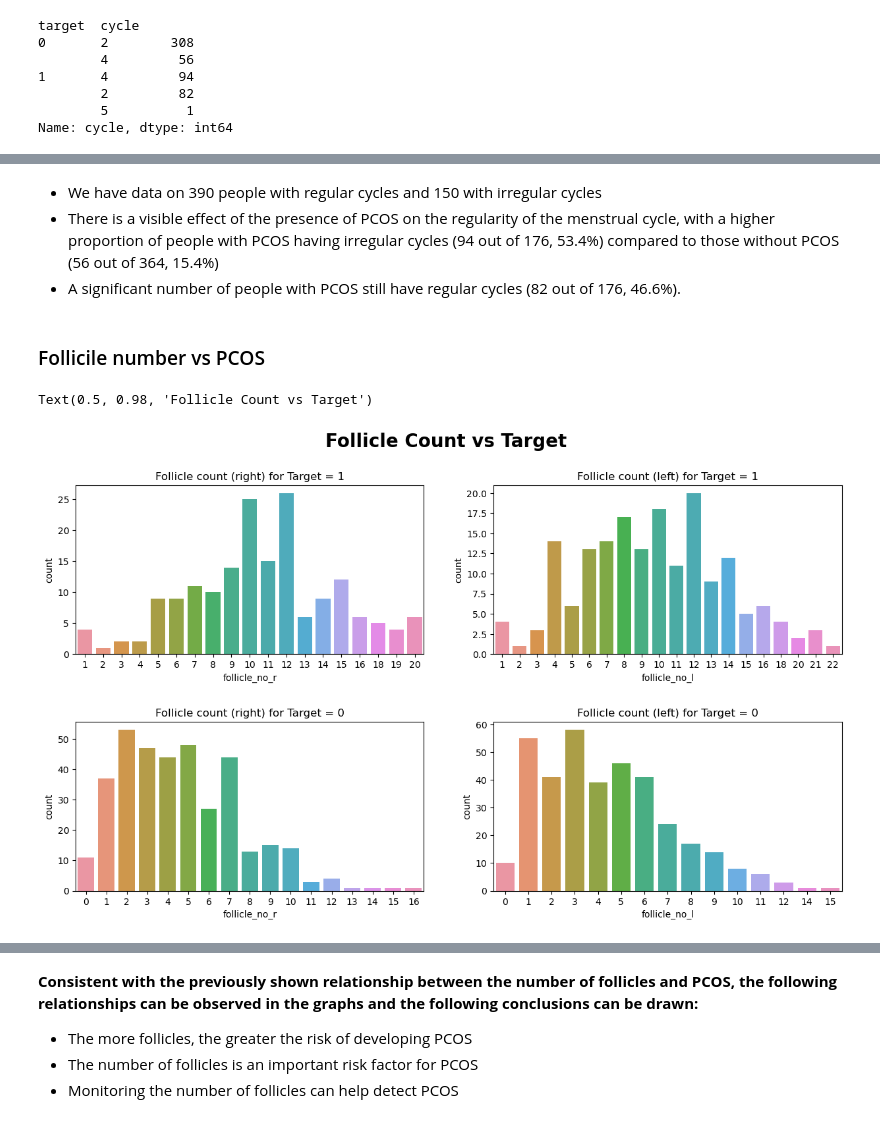
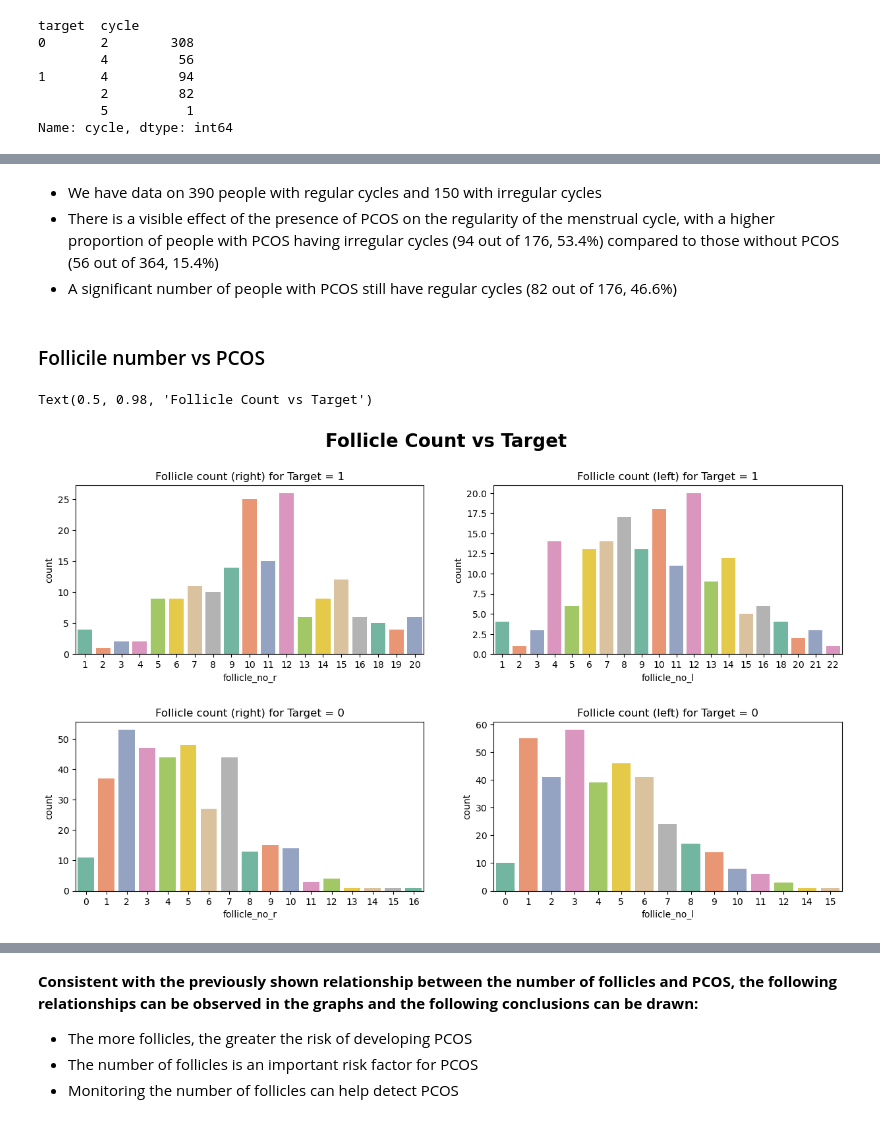
Before and after one commit to karolror/pcos, a Jupyter notebook: pcos_analysis.ipynb, the cells around one changed output, grey strips where cells are left out. Drawn from its saved outputs; the diff is of its cells as text; code cells hidden in the pictures.

```diff
--- a/pcos_analysis.ipynb
+++ b/pcos_analysis.ipynb
@@ -245,3 +246,5 @@ HTML("""
 }
 </style>
 """)
+# %%
+sns.set_palette("Set2")
@@ -280,35 +300,35 @@ Text(-0.72, 380, 'The Number of Times a Given Cycle Type Occurs')
 # %% [markdown]
 - We have data on 390 people with regular cycles and 150 with irregular cycles
 - There is a visible effect of the presence of PCOS on the regularity of the menstrual cycle, with a higher proportion of people with PCOS having irregular cycles (94 out of 176, 53.4%) compared to those without PCOS (56 out of 364, 15.4%)
-- A significant number of people with PCOS still have regular cycles (82 out of 176, 46.6%).
+- A significant number of people with PCOS still have regular cycles (82 out of 176, 46.6%)
 # %% [markdown]
 ### Follicile number vs PCOS
 # %%
 # Chart: target vs number of follicles
 
 fig, axs = plt.subplots(2, 2, figsize=(15,8))
 
 a = pcos.loc[pcos['target'] == 1]["follicle_no_r"]
-sns.countplot(x=a, ax=axs[0, 0])
+sns.countplot(x=a, ax=axs[0, 0], palette="Set2")
 axs[0, 0].set_title("Follicle count (right) for Target = 1")
 
 b = pcos.loc[pcos['target'] == 1]["follicle_no_l"]
-sns.countplot(x=b, ax=axs[0, 1])
+sns.countplot(x=b, ax=axs[0, 1], palette="Set2")
 axs[0, 1].set_title("Follicle count (left) for Target = 1")
 
 c = pcos.loc[pcos['target'] == 0]["follicle_no_r"]
-sns.countplot(x=c, ax=axs[1, 0])
+sns.countplot(x=c, ax=axs[1, 0], palette="Set2")
 axs[1, 0].set_title("Follicle count (right) for Target = 0")
 
 d = pcos.loc[pcos['target'] == 0]["follicle_no_l"]
-sns.countplot(x=d, ax=axs[1, 1])
+sns.countplot(x=d, ax=axs[1, 1], palette="Set2")
 axs[1, 1].set_title("Follicle count (left) for Target = 0")
 
 plt.subplots_adjust(wspace=0.2, hspace=0.4)
 fig.suptitle("Follicle Count vs Target", size=20, weight='bold')
 # %% [output]
 Text(0.5, 0.98, 'Follicle Count vs Target')
-[figure, old version]
+[figure, new version]
 # %%
 # Density plot
 fig, (ax1, ax2) = plt.subplots(1, 2, figsize=(15,6))
```
Also changed, not shown: parts of 9 cells of this notebook.
